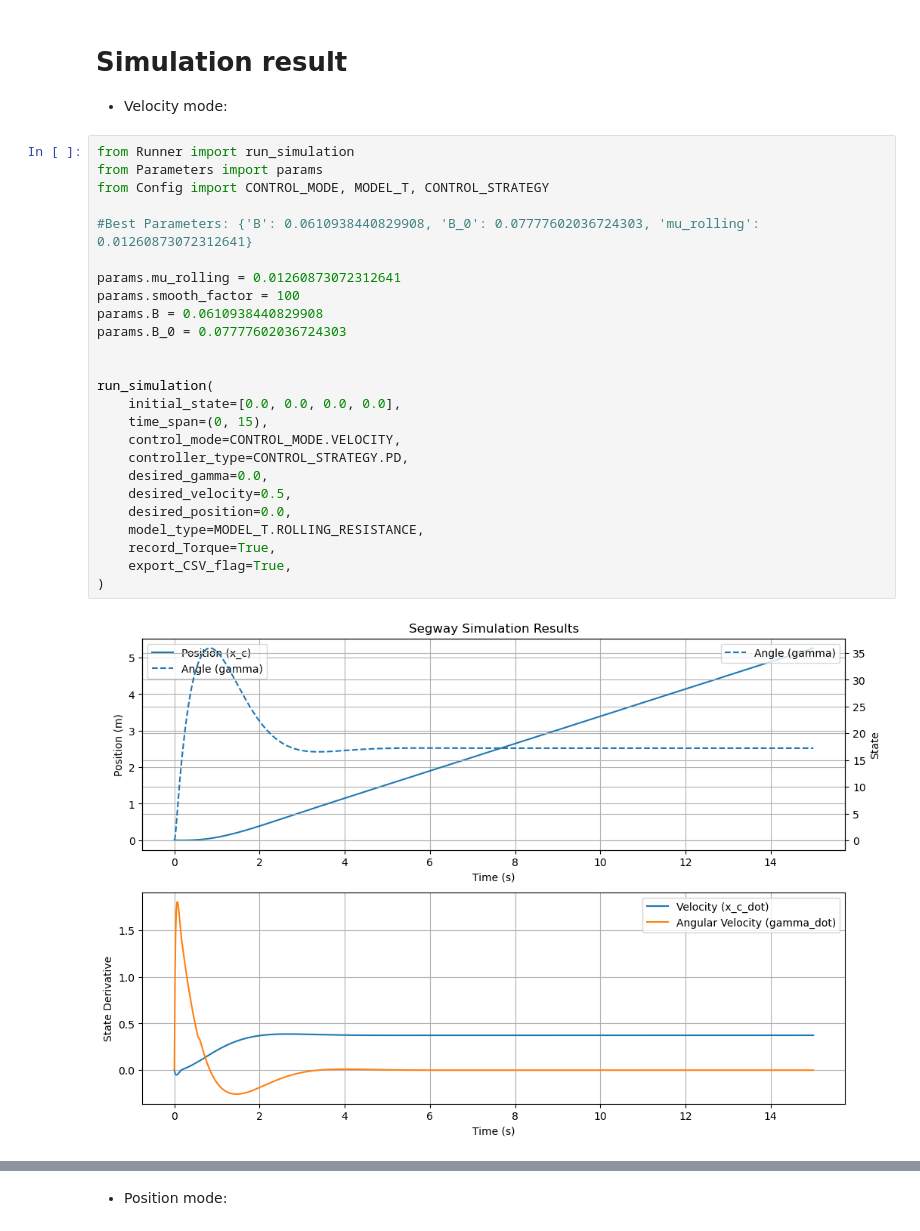
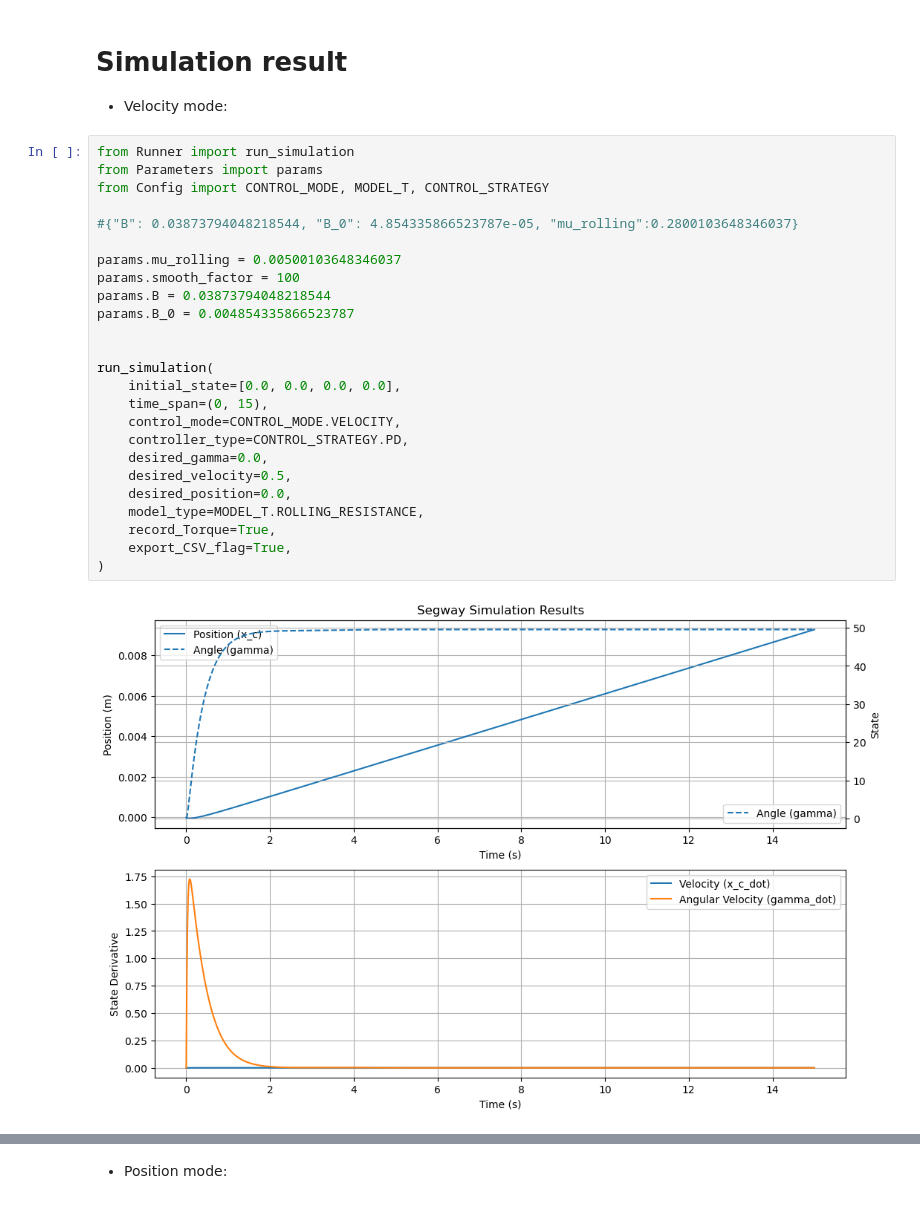
Before and after one commit to gaoshenghan1130/Python_Simu4Unicycle, a Jupyter notebook: Derivation/Segway/Segway_rollingResistance.ipynb, the cells around one changed output, grey strips where cells are left out. Saved outputs shown, nothing was run; the diff lists cells and outputs as text.

```diff
--- a/Derivation/Segway/Segway_rollingResistance.ipynb
+++ b/Derivation/Segway/Segway_rollingResistance.ipynb
@@ -91,27 +91,27 @@ $$
 # %%
 from Runner import run_simulation
 from Parameters import params
 from Config import CONTROL_MODE, MODEL_T, CONTROL_STRATEGY
 
-#Best Parameters: {'B': 0.0610938440829908, 'B_0': 0.07777602036724303, 'mu_rolling': 0.01260873072312641}
+#{"B": 0.03873794048218544, "B_0": 4.854335866523787e-05, "mu_rolling":0.2800103648346037}
 
-params.mu_rolling = 0.01260873072312641
+params.mu_rolling = 0.00500103648346037
 params.smooth_factor = 100
-params.B = 0.0610938440829908
-params.B_0 = 0.07777602036724303
+params.B = 0.03873794048218544
+params.B_0 = 0.004854335866523787
 
 
 run_simulation(
     initial_state=[0.0, 0.0, 0.0, 0.0],
     time_span=(0, 15),
     control_mode=CONTROL_MODE.VELOCITY,
     controller_type=CONTROL_STRATEGY.PD,
     desired_gamma=0.0,
     desired_velocity=0.5,
     desired_position=0.0,
     model_type=MODEL_T.ROLLING_RESISTANCE,
     record_Torque=True,
     export_CSV_flag=True,
 )
 # %% [output]
-[figure, old version]
+[figure, new version]
```
Also changed, not shown: parts of 1 cell of this notebook, 4 other files.
